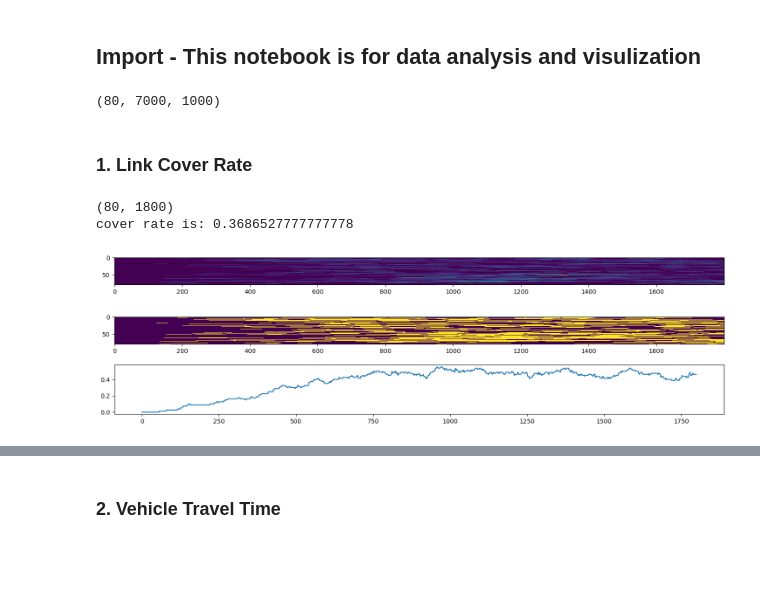
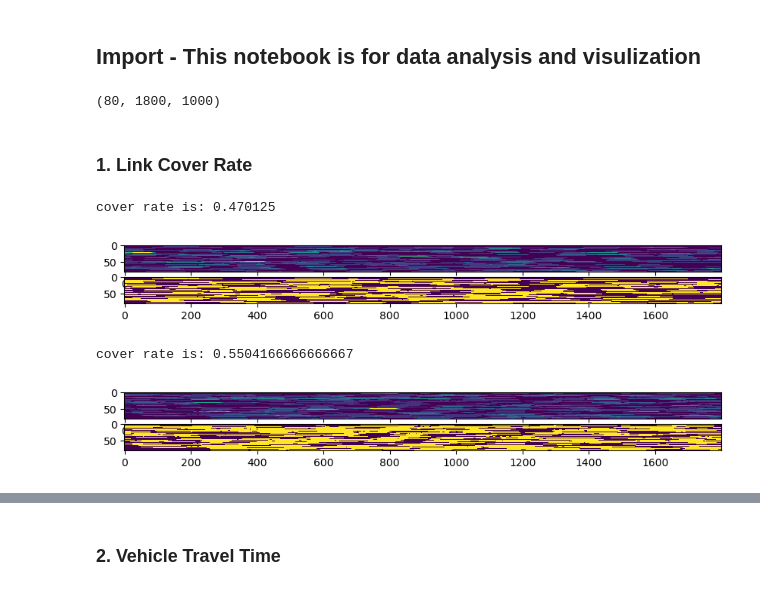
Before and after one commit to Dylan-Wyl10/RoboSense, a Jupyter notebook: analysis/dataAnalysis.ipynb, the cells around one changed output, grey strips where cells are left out. Cells and saved outputs as stored; diff of their text form; code cells hidden in the pictures; blank space fills up the shorter version.

```diff
--- a/analysis/dataAnalysis.ipynb
+++ b/analysis/dataAnalysis.ipynb
@@ -3,21 +3,22 @@
 # %%
 import numpy as np
 import matplotlib.pyplot as plt
-pr = "2"
+pr = "5"
 netname = "5x5net"
+link_num = 40
 # %%
  # path of results files
-coverTable_benchmark = '../result/{}/PR{} TestingNew/pr{}_cover_benchmark.npy'.format(netname, 5, 5)
+coverTable_benchmark = '../result/{}/PR{} TestingNew/pr{}_cover_benchmark.npy'.format(netname, pr, pr)
 # coverTable_benchmark = '../result/cover_0_step20.npy'
 coverTable1 = '../result/{}/PR{} TestingNew/pr{}_cover_0_step20.npy'.format(netname, pr, pr)
-coverTable2 = '../result/{}/PR{} TestingNew/pr{}_cover_500_step20.npy'.format(netname, pr, pr)
-coverTable3 = '../result/{}/PR{} TestingNew/pr{}_cover_10_step20.npy'.format(netname, 5, 5)
+coverTable2 = '../result/{}/PR{} TestingNew/pr{}_cover_1_step20.npy'.format(netname, pr, pr)
+coverTable3 = '../result/{}/PR{} TestingNew/pr{}_cover_2_step20.npy'.format(netname, pr, pr)
 # coverTable4 = '../result/PR{} Testing/pr{}_cover_100_step20_deroute4.npy'.format(pr, pr)
 
 # coverTable3 = '../result/{}/PR{} TestingNew/pr{}_cover_500_step20.npy'.format(netname, pr, pr)
-coverTable4 = '../result/{}/PR{} TestingNew/pr{}_cover_5000_step20.npy'.format(netname, pr, pr)
-coverTable5 = '../result/{}/PR{} TestingNew/pr{}_cover_10000_step20.npy'.format(netname, pr, pr)
-coverTable6 = '../result/{}/PR{} TestingNew/pr{}_cover_100000_step20.npy'.format(netname, pr, pr)
+coverTable4 = '../result/{}/PR{} TestingNew/pr{}_cover_5_step20.npy'.format(netname, pr, pr)
+coverTable5 = '../result/{}/PR{} TestingNew/pr{}_cover_10_step20.npy'.format(netname, pr, pr)
+# coverTable6 = '../result/{}/PR{} TestingNew/pr{}_cover_100000_step20.npy'.format(netname, 2, 2)
 lb_list = ['benchmark', '1:0', '1:500', '1:500', '1:5000', '1:10000', '1:10000']
 # lb_list = ['benchmark', '1:0', '1:300(20)', '1:500(40)']
 # %%
@@ -43,35 +44,40 @@ cover_6 = np.load(coverTable6)
 # %%
 cover_ben.shape
 # %% [output]
-(80, 7000, 1000)
+(80, 1800, 1000)
 # %% [markdown]
 ### 1. Link Cover Rate
 # %%
 # draw space time table
-def drawTimeSpace(table):
+def drawTimeSpace(table, link_num=40):
     idx  = np.arange(0, 1800, 1)
     linkTime_table = np.sum(table, axis=2)
 #     print(linkTime_table.shape)
     del table
     linkTime_cover = np.where(linkTime_table[:, idx]>0, 1, 0)
+#     linkTime_cover2 = np.where
     figs,axs = plt.subplots(
-        nrows=3,
+        nrows=2,
         ncols=1,
-        figsize=(18, 5))
+        figsize=(18, 1))
     axs[0].imshow(linkTime_table[:, idx], cmap='viridis', interpolation='none')
     axs[1].imshow(linkTime_cover, cmap='viridis', interpolation='none')
-    print(linkTime_cover.shape)
-    tx = [i for i in range (linkTime_cover.shape[1])]
-    axs[2].plot(tx, np.sum(linkTime_cover, axis=0)/80)
+#     print(linkTime_cover.shape)
+#     tx = [i for i in range (linkTime_cover.shape[1])]
+#     axs[2].plot(tx, np.sum(linkTime_cover, axis=0)/80)
+#     axs[2].set_ylim(0.2, 0.8)
     print('cover rate is:', np.sum(linkTime_cover)/linkTime_cover.size)
 
-    return linkTime_cover
+    return linkTime_cover, np.sum(linkTime_cover, axis=0)/(2*link_num), round(np.sum(linkTime_cover)/linkTime_cover.size, 2)
 # %%
-LT_ben = drawTimeSpace(cover_ben)
+cover_rates = [i for i in range(6)]
+LT_ben, coverTime_ben, cover_rates[0] = drawTimeSpace(cover_ben, link_num)
 # %% [output]
-(80, 1800)
-cover rate is: 0.3686527777777778
+cover rate is: 0.470125
-[figure, old version]
+[figure, new version]
 # %%
-LT_1 = drawTimeSpace(cover_1)
+LT_1, coverTime_1, cover_rates[1] = drawTimeSpace(cover_1, link_num)
+# %% [output]
+cover rate is: 0.5504166666666667
+[figure, added]
 # %%
```
Also changed, not shown: parts of 20 cells of this notebook, 38 other files.
